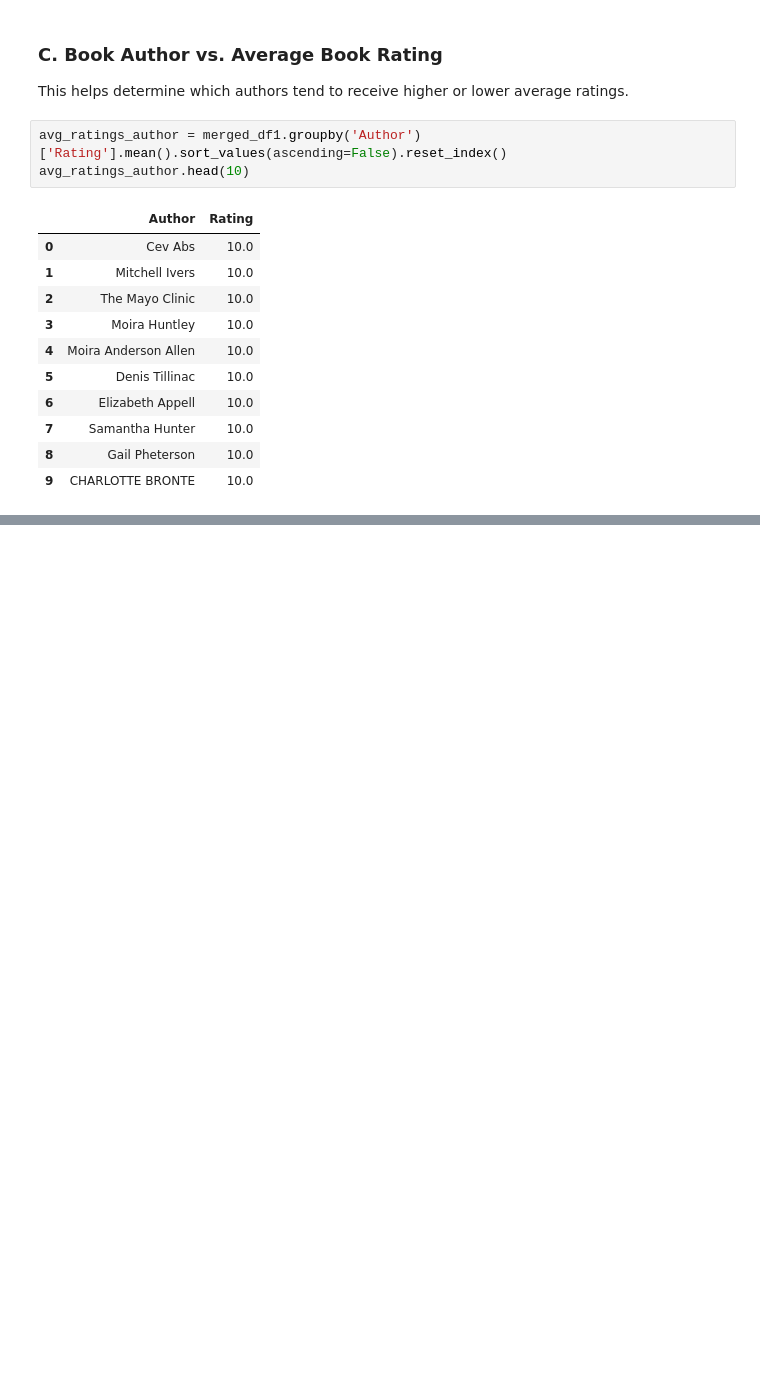
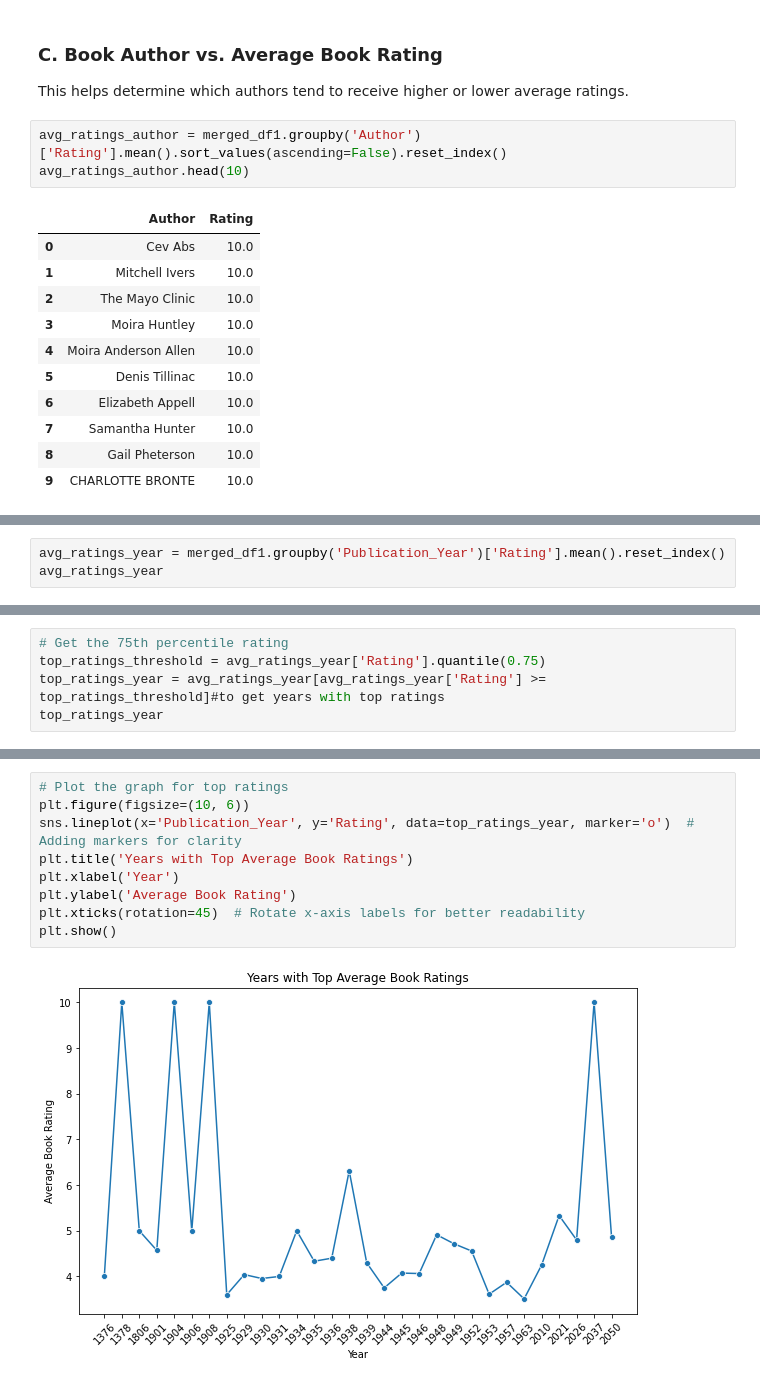
Before and after one commit to aritamichael/Final_Project_4_Moringa, a Jupyter notebook: index.ipynb, the cells around one changed output, grey strips where cells are left out. Saved outputs shown, nothing was run; the diff lists cells and outputs as text; blank space fills up the shorter version.

```diff
--- a/index.ipynb
+++ b/index.ipynb
@@ -564,0 +621,3 @@ plt.show()
+# %%
+avg_ratings_year = merged_df1.groupby('Publication_Year')['Rating'].mean().reset_index()
+avg_ratings_year
@@ -564,0 +638,5 @@ plt.show()
+# %%
+# Get the 75th percentile rating
+top_ratings_threshold = avg_ratings_year['Rating'].quantile(0.75)
+top_ratings_year = avg_ratings_year[avg_ratings_year['Rating'] >= top_ratings_threshold]#to get years with top ratings
+top_ratings_year
@@ -564,0 +661,11 @@ plt.show()
+# %%
+# Plot the graph for top ratings
+plt.figure(figsize=(10, 6))
+sns.lineplot(x='Publication_Year', y='Rating', data=top_ratings_year, marker='o')  # Adding markers for clarity
+plt.title('Years with Top Average Book Ratings')
+plt.xlabel('Year')
+plt.ylabel('Average Book Rating')
+plt.xticks(rotation=45)  # Rotate x-axis labels for better readability
+plt.show()
+# %% [output]
+[figure, added]
```
Also changed, not shown: parts of 10 cells of this notebook.
